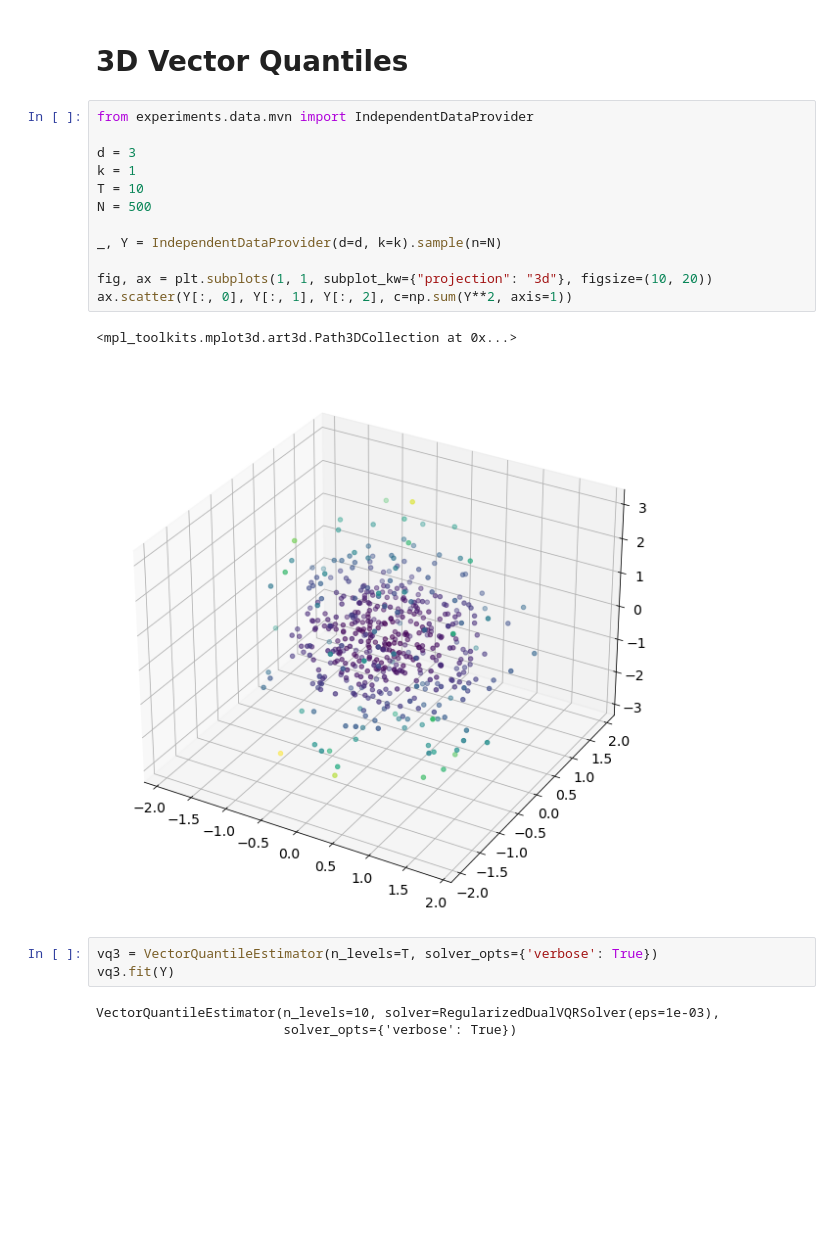
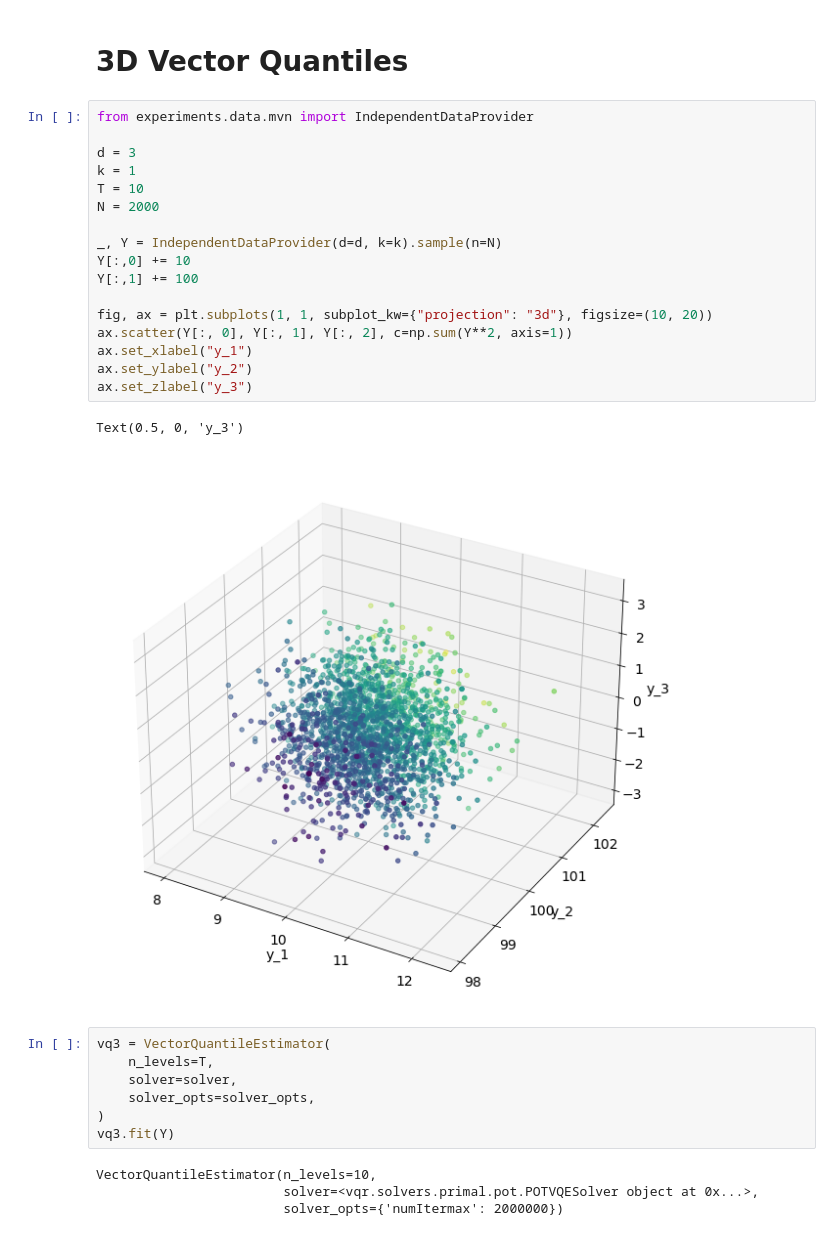
Before and after one commit to vistalab-technion/vqr, a Jupyter notebook: notebooks/01-VQE.ipynb, the cells around one changed output. Cells and saved outputs as stored; diff of their text form; blank space fills up the shorter version.

```diff
--- a/notebooks/01-VQE.ipynb
+++ b/notebooks/01-VQE.ipynb
@@ -75,24 +150,34 @@ fig.savefig("figs/qr_2d.png", dpi=150, bbox_inches="tight")
 # %%
 from experiments.data.mvn import IndependentDataProvider
 
 d = 3
 k = 1
 T = 10
-N = 500
+N = 2000
 
 _, Y = IndependentDataProvider(d=d, k=k).sample(n=N)
+Y[:,0] += 10
+Y[:,1] += 100
 
 fig, ax = plt.subplots(1, 1, subplot_kw={"projection": "3d"}, figsize=(10, 20))
 ax.scatter(Y[:, 0], Y[:, 1], Y[:, 2], c=np.sum(Y**2, axis=1))
+ax.set_xlabel("y_1")
+ax.set_ylabel("y_2")
+ax.set_zlabel("y_3")
 # %% [output]
-<mpl_toolkits.mplot3d.art3d.Path3DCollection at 0x...>
+Text(0.5, 0, 'y_3')
-[figure, old version]
+[figure, new version]
 # %%
-vq3 = VectorQuantileEstimator(n_levels=T, solver_opts={'verbose': True})
+vq3 = VectorQuantileEstimator(
+    n_levels=T,
+    solver=solver,
+    solver_opts=solver_opts,
+)
 vq3.fit(Y)
 # %% [output]
-VectorQuantileEstimator(n_levels=10, solver=RegularizedDualVQRSolver(eps=1e-03),
-                        solver_opts={'verbose': True})
+VectorQuantileEstimator(n_levels=10,
+                        solver=<vqr.solvers.primal.pot.POTVQESolver object at 0x...>,
+                        solver_opts={'numItermax': 2000000})
 # %%
 fig = plot_quantiles_3d(
     T,
```
Also changed, not shown: parts of 10 cells of this notebook, 1 other file.
